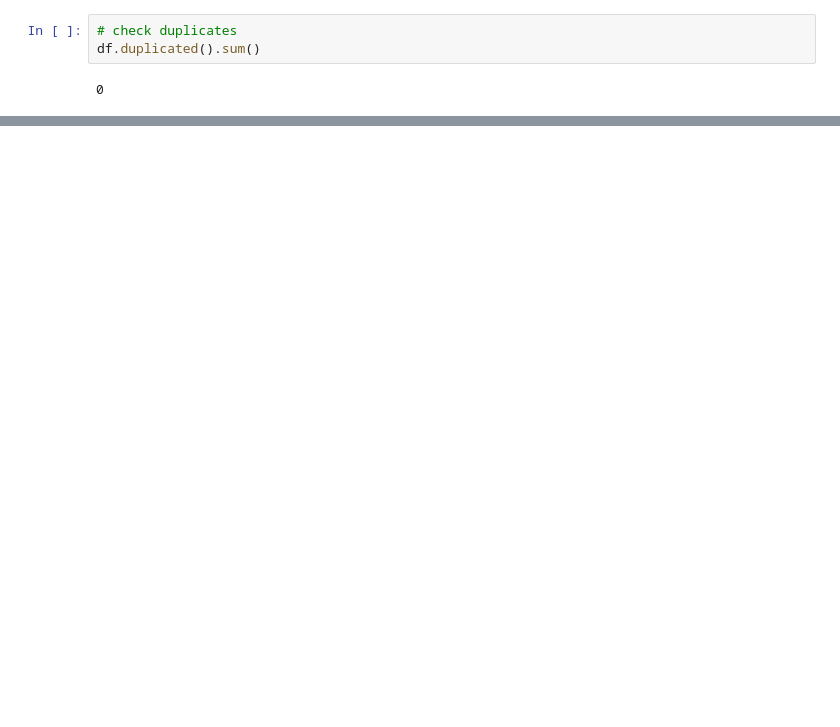
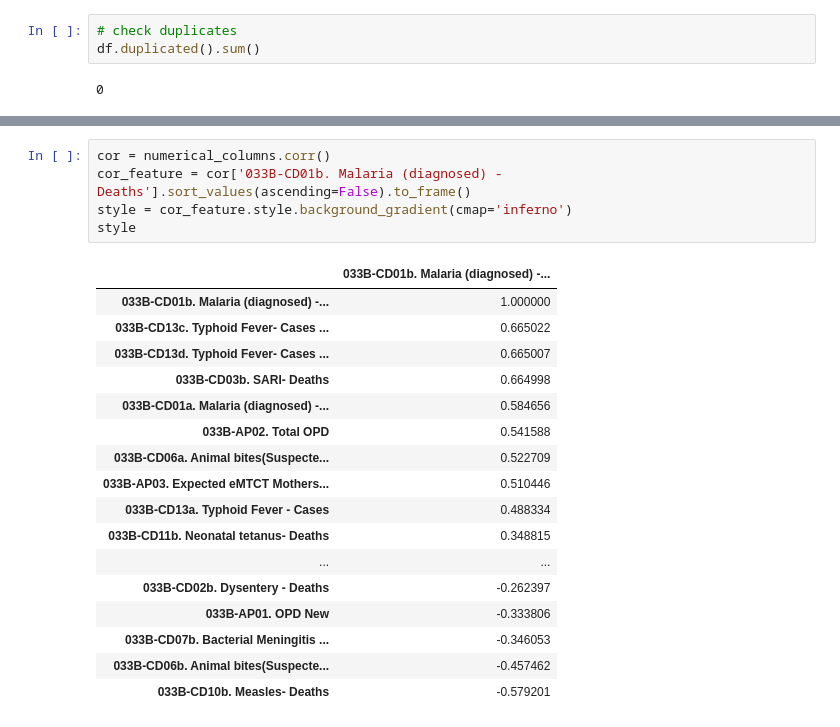
Before and after one commit to SsegawaAbdulkarim/Malaria_prediction, a Jupyter notebook: malaria_pred.ipynb, the cells around one changed output, grey strips where cells are left out. Cells and saved outputs as stored; diff of their text form; blank space fills up the shorter version.

```diff
--- a/malaria_pred.ipynb
+++ b/malaria_pred.ipynb
@@ -169,0 +236,23 @@ df.duplicated().sum()
+# %%
+cor = numerical_columns.corr()
+cor_feature = cor['033B-CD01b. Malaria (diagnosed) - Deaths'].sort_values(ascending=False).to_frame()
+style = cor_feature.style.background_gradient(cmap='inferno')
+style
+# %% [output]
+|  | 033B-CD01b. Malaria (diagnosed) -... |
+| 033B-CD01b. Malaria (diagnosed) -... | 1.000000 |
+| 033B-CD13c. Typhoid Fever- Cases ... | 0.665022 |
+| 033B-CD13d. Typhoid Fever- Cases ... | 0.665007 |
+| 033B-CD03b. SARI- Deaths | 0.664998 |
+| 033B-CD01a. Malaria (diagnosed) -... | 0.584656 |
+| 033B-AP02. Total OPD | 0.541588 |
+| 033B-CD06a. Animal bites(Suspecte... | 0.522709 |
+| 033B-AP03. Expected eMTCT Mothers... | 0.510446 |
+| 033B-CD13a. Typhoid Fever - Cases | 0.488334 |
+| 033B-CD11b. Neonatal tetanus- Deaths | 0.348815 |
+| ... | ... |
+| 033B-CD02b. Dysentery - Deaths | -0.262397 |
+| 033B-AP01. OPD New | -0.333806 |
+| 033B-CD07b. Bacterial Meningitis ... | -0.346053 |
+| 033B-CD06b. Animal bites(Suspecte... | -0.457462 |
+| 033B-CD10b. Measles- Deaths | -0.579201 |
```
Also changed, not shown: parts of 19 cells of this notebook, 5 other files.
